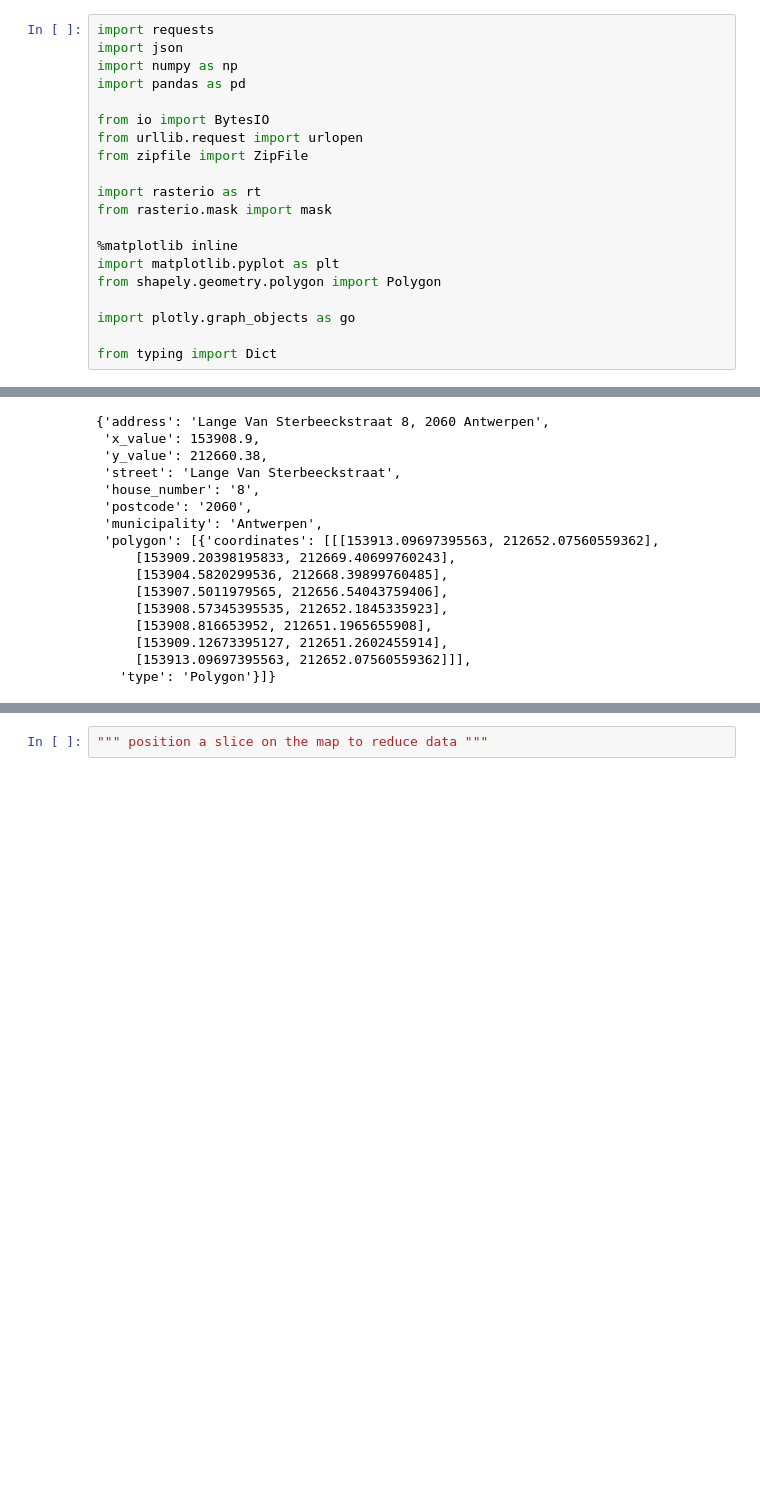
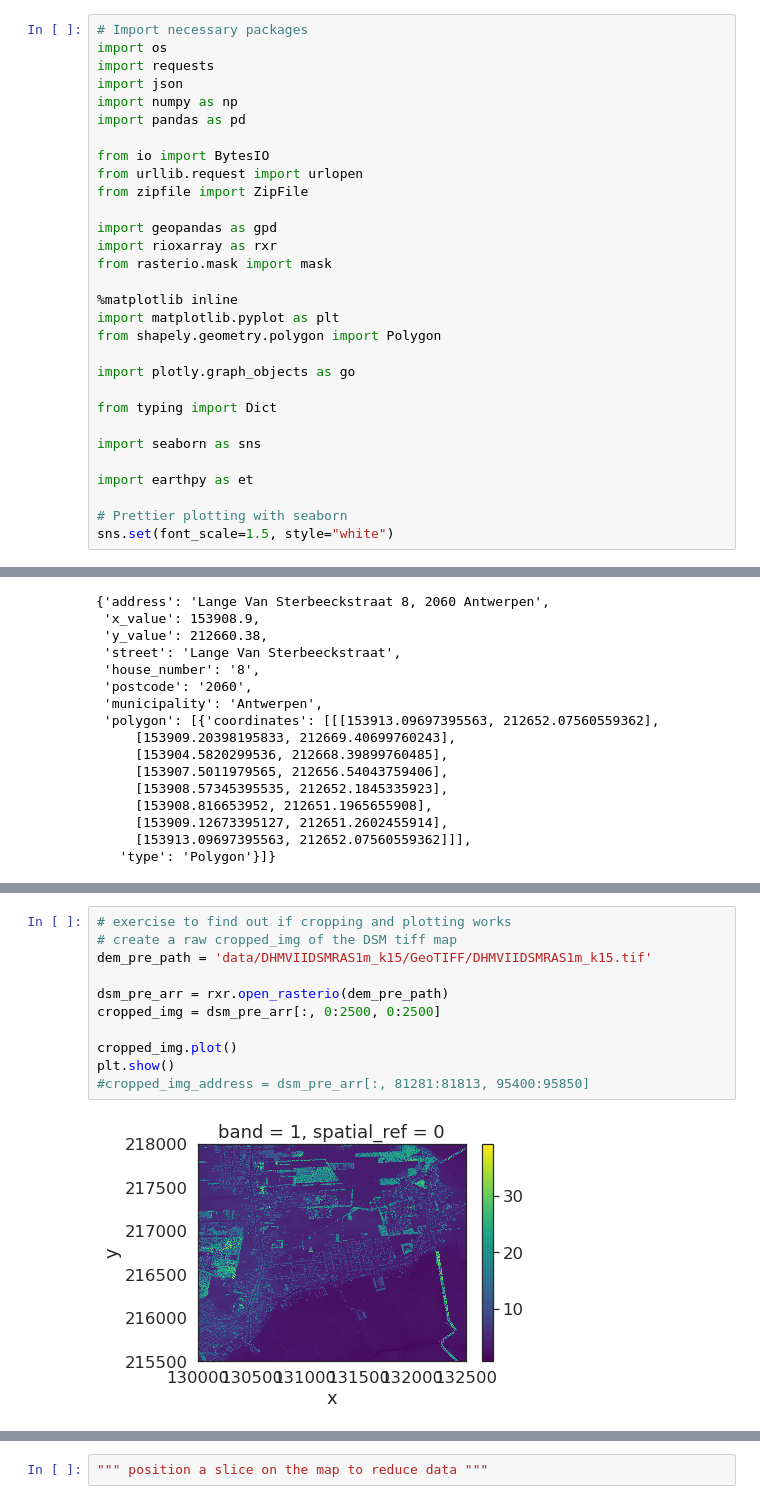
Before and after one commit to PhilippeJanssens/3D_houses, a Jupyter notebook: 3D houses code 5.ipynb, the cells around one changed output, grey strips where cells are left out. Cells and saved outputs as stored; diff of their text form; blank space fills up the shorter version.

Commit message:
life goes on plotting

```diff
--- a/3D houses code 5.ipynb
+++ b/3D houses code 5.ipynb
@@ -4,6 +4,8 @@ Now it is time to finally get a nice plot """
 # %%
 """ first get the correct data (x, y, z) """
 # %%
+# Import necessary packages
+import os
 import requests
 import json
 import numpy as np
@@ -13,7 +15,8 @@ from io import BytesIO
 from urllib.request import urlopen
 from zipfile import ZipFile
 
-import rasterio as rt
+import geopandas as gpd
+import rioxarray as rxr
 from rasterio.mask import mask
 
 %matplotlib inline
@@ -23,6 +26,13 @@ from shapely.geometry.polygon import Polygon
 import plotly.graph_objects as go
 
 from typing import Dict
+
+import seaborn as sns
+
+import earthpy as et
+
+# Prettier plotting with seaborn
+sns.set(font_scale=1.5, style="white")
 # %%
 address = "Lange Van Sterbeeckstraat 8, 2060 Antwerpen"
 # %%
@@ -214,0 +118,13 @@ np.meshgrid(X, Y)
+# %%
+# exercise to find out if cropping and plotting works
+# create a raw cropped_img of the DSM tiff map
+dem_pre_path = 'data/DHMVIIDSMRAS1m_k15/GeoTIFF/DHMVIIDSMRAS1m_k15.tif'
+
+dsm_pre_arr = rxr.open_rasterio(dem_pre_path)
+cropped_img = dsm_pre_arr[:, 0:2500, 0:2500]
+
+cropped_img.plot()
+plt.show()
+#cropped_img_address = dsm_pre_arr[:, 81281:81813, 95400:95850]
+# %% [output]
+[figure, added]
```
Also changed, not shown: parts of 15 cells of this notebook, 4 other files.
